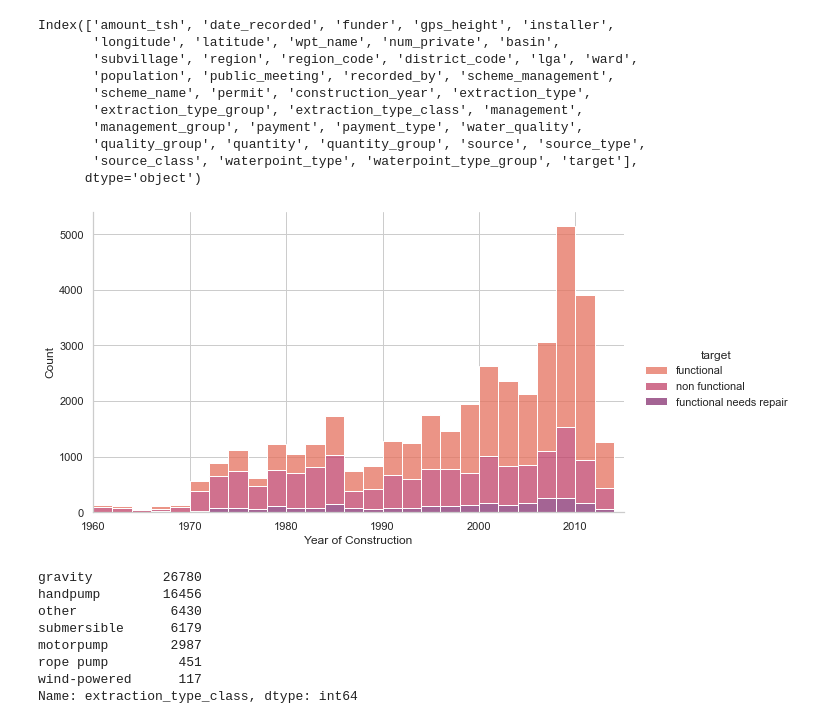
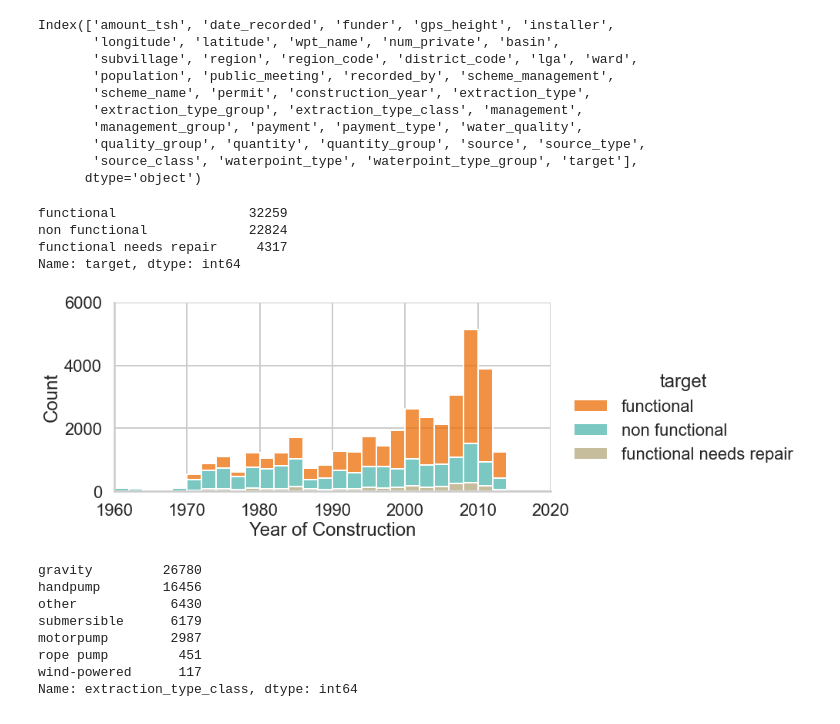
Before and after one commit to awyeh64/Tanzanian_Water_Well_Predictor, a Jupyter notebook: ayeh_eda.ipynb, the cells around one changed output. Saved outputs shown, nothing was run; the diff lists cells and outputs as text; code cells hidden in the pictures.

Commit message:
visuals p2

```diff
--- a/ayeh_eda.ipynb
+++ b/ayeh_eda.ipynb
@@ -494,7 +501,9 @@ gs5.fit(X_train_f, y_train_f)
 # %% [markdown]
 # Visualizations
 # %%
-sns.set(context = 'notebook', style = 'whitegrid')
+sns.set(context = 'poster', style = 'whitegrid')
+
+ppt_colors = ['#ec6c04', '#4db6ac', '#b3a77d']
 # %%
 dv = df.copy()
 # %%
@@ -510,14 +519,22 @@ Index(['amount_tsh', 'date_recorded', 'funder', 'gps_height', 'installer',
        'quality_group', 'quantity', 'quantity_group', 'source', 'source_type',
        'source_class', 'waterpoint_type', 'waterpoint_type_group', 'target'],
       dtype='object')
+# %%
+dv.target.value_counts()
+# %% [output]
+functional                 32259
+non functional             22824
+functional needs repair     4317
+Name: target, dtype: int64
 # %%
 count = dv[dv.construction_year != 0]
-ax = sns.displot(data = count, x = 'construction_year', kind = 'hist', stat = 'count', hue = 'target', multiple = 'stack', binwidth = 2, element = 'bars', kde = False, palette = 'flare', aspect = 1.7)
+ax = sns.displot(data = count, x = 'construction_year', kind = 'hist', stat = 'count', hue = 'target', multiple = 'stack', binwidth = 2, element = 'bars', kde = False, palette = ppt_colors, aspect = 2)
 ax.set(xlabel = 'Year of Construction', ylabel = 'Count')
-plt.xlim(1960, 2015)
+plt.ylim(0,6000)
+plt.xlim(1960, 2020)
 plt.savefig('year vs count')
 # %% [output]
-[figure, old version]
+[figure, new version]
 # %%
 dv['extraction_type_class'].value_counts()
 # %% [output]
```
Also changed, not shown: parts of 16 cells of this notebook.
